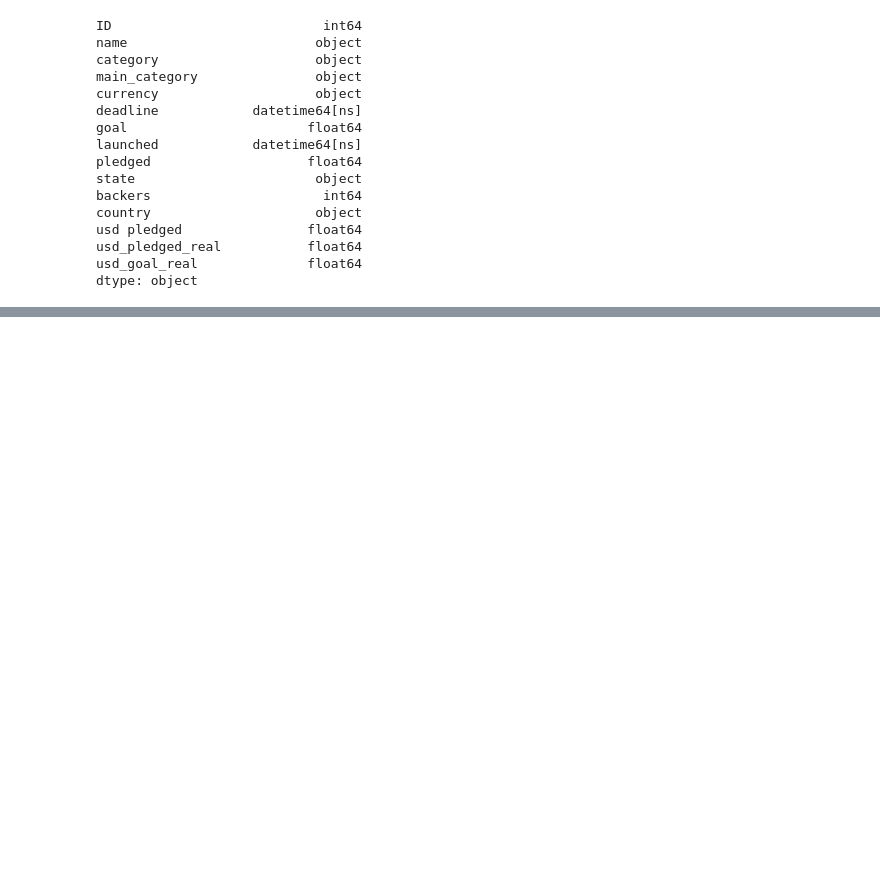
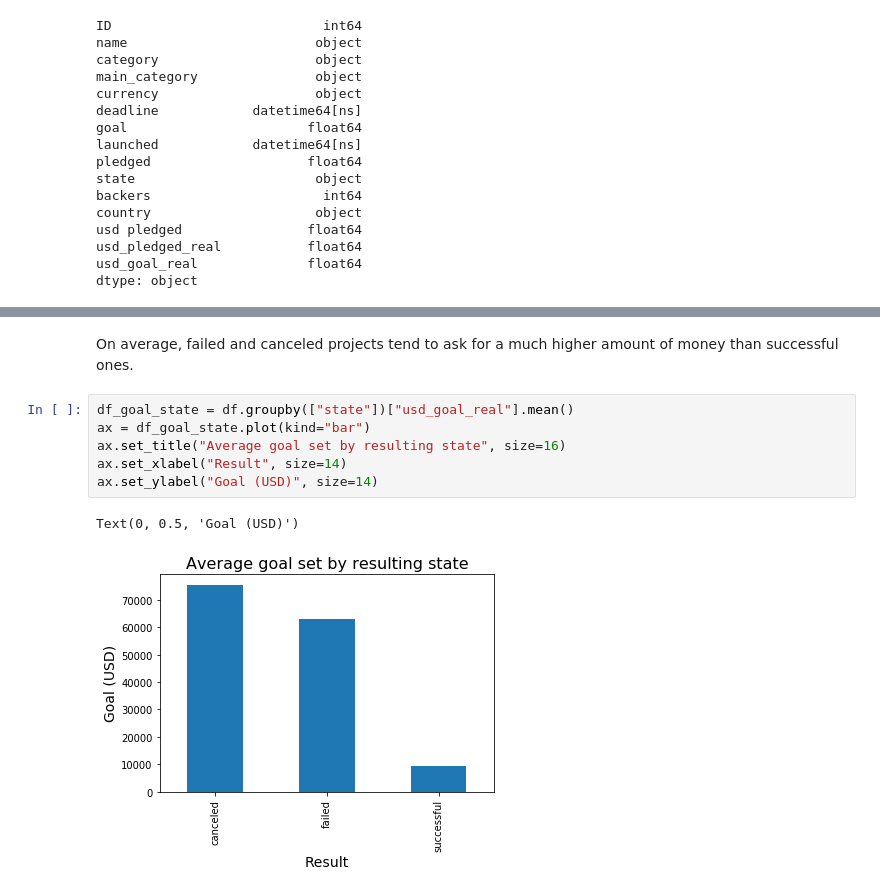
Before and after one commit to tbacha/DMML2019_Team_Apple, a Jupyter notebook: code/Kickstarter_notebook_Team_Apple.ipynb, the cells around one changed output, grey strips where cells are left out. Cells and saved outputs as stored; diff of their text form; blank space fills up the shorter version.

```diff
--- a/code/Kickstarter_notebook_Team_Apple.ipynb
+++ b/code/Kickstarter_notebook_Team_Apple.ipynb
@@ -67,0 +129,11 @@ dtype: object
+# %% [markdown]
+On average, failed and canceled projects tend to ask for a much higher amount of money than successful ones.
+# %%
+df_goal_state = df.groupby(["state"])["usd_goal_real"].mean()
+ax = df_goal_state.plot(kind="bar")
+ax.set_title("Average goal set by resulting state", size=16)
+ax.set_xlabel("Result", size=14)
+ax.set_ylabel("Goal (USD)", size=14)
+# %% [output]
+Text(0, 0.5, 'Goal (USD)')
+[figure, added]
```
Also changed, not shown: parts of 30 cells of this notebook.
